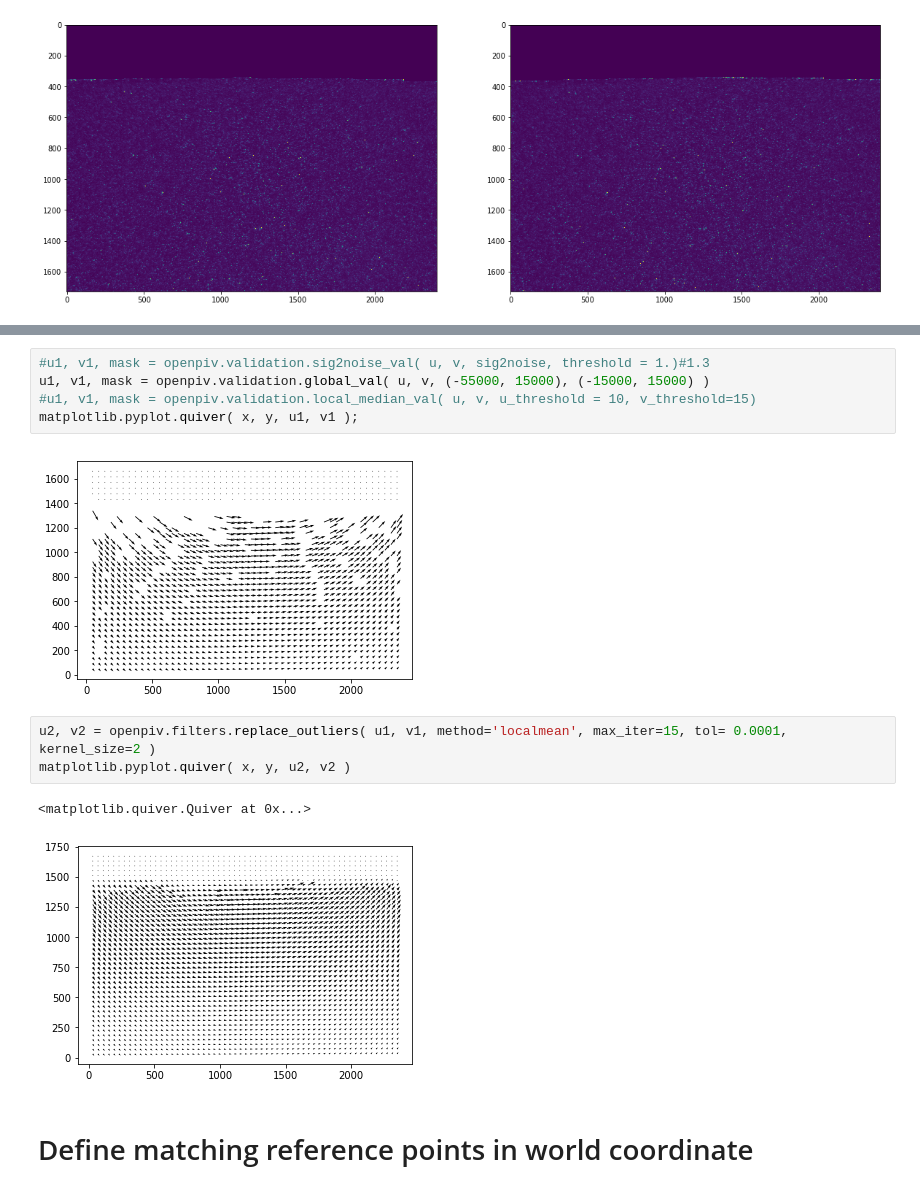
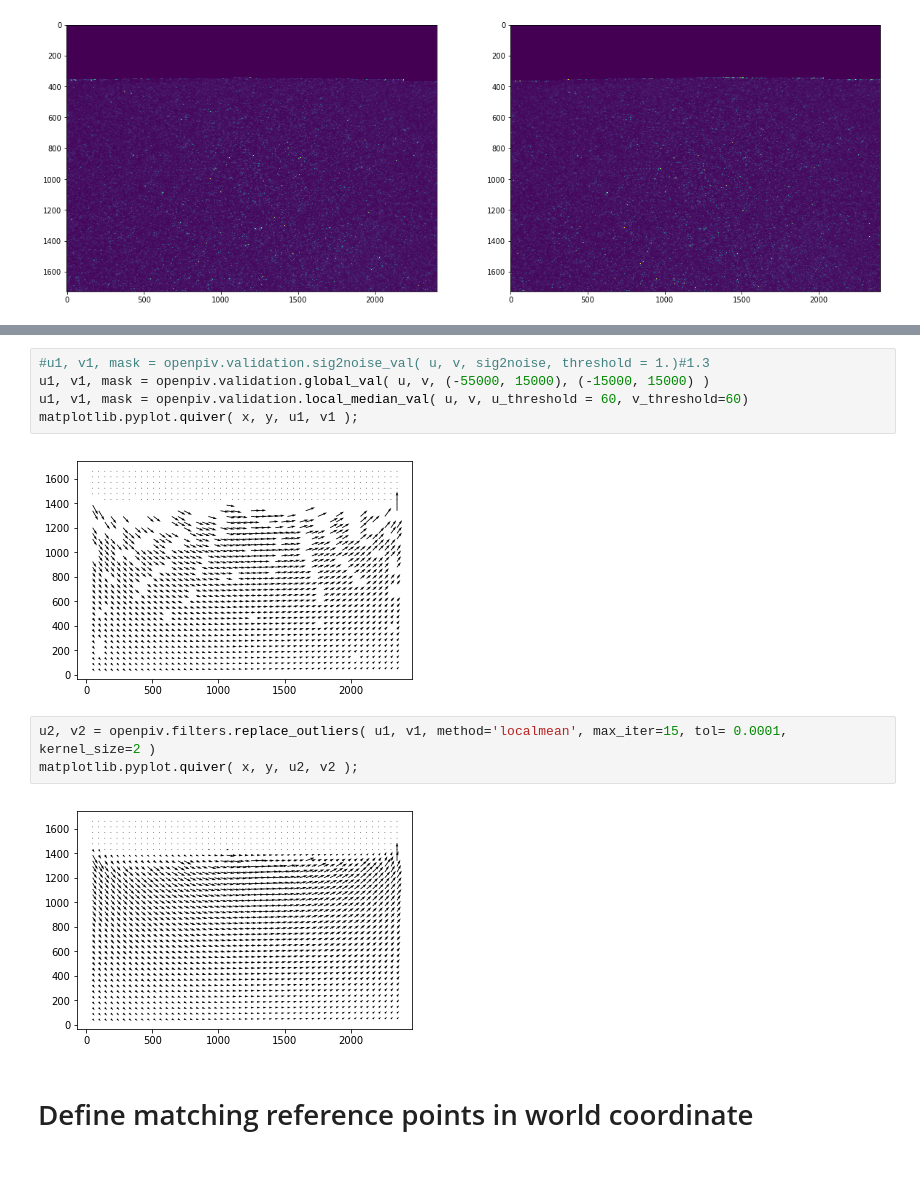
Before and after one commit to anacost/PIV1, a Jupyter notebook: 2oblig/oblig2_MEK4600run7.ipynb, the cells around one changed output, grey strips where cells are left out. Cells and saved outputs as stored; diff of their text form.

Commit message:
plots of velocity

```diff
--- a/2oblig/oblig2_MEK4600run7.ipynb
+++ b/2oblig/oblig2_MEK4600run7.ipynb
@@ -243,16 +242,15 @@ matrivb[1].size
 # %%
 #u1, v1, mask = openpiv.validation.sig2noise_val( u, v, sig2noise, threshold = 1.)#1.3
 u1, v1, mask = openpiv.validation.global_val( u, v, (-55000, 15000), (-15000, 15000) )
-#u1, v1, mask = openpiv.validation.local_median_val( u, v, u_threshold = 10, v_threshold=15)
+u1, v1, mask = openpiv.validation.local_median_val( u, v, u_threshold = 60, v_threshold=60)
 matplotlib.pyplot.quiver( x, y, u1, v1 );
 # %% [output]
-[figure, old version]
+[figure, new version]
 # %%
 u2, v2 = openpiv.filters.replace_outliers( u1, v1, method='localmean', max_iter=15, tol= 0.0001, kernel_size=2 )
-matplotlib.pyplot.quiver( x, y, u2, v2 )
+matplotlib.pyplot.quiver( x, y, u2, v2 );
 # %% [output]
-<matplotlib.quiver.Quiver at 0x...>
-[figure, old version]
+[figure, new version]
 # %% [markdown]
 # Define matching reference points in world coordinate
 # %%
```
Also changed, not shown: parts of 7 cells of this notebook, 1 other file.
